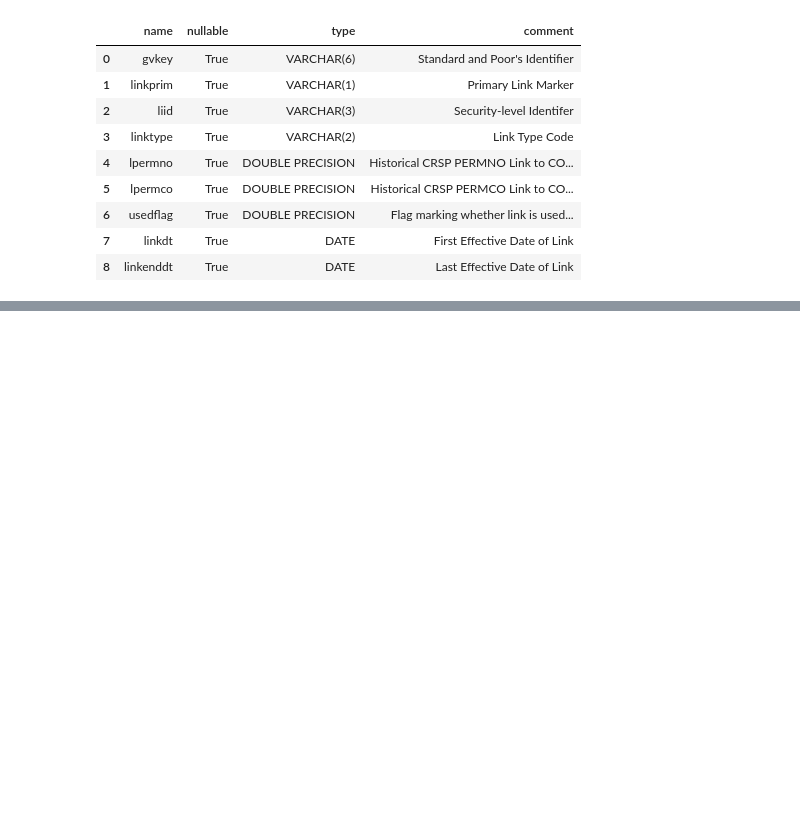
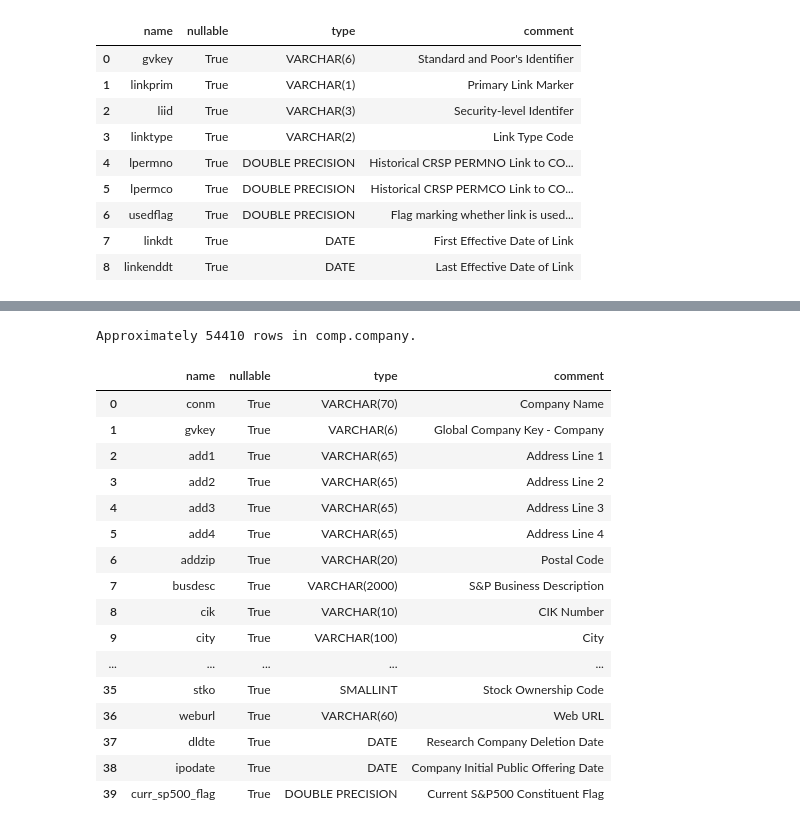
Before and after one commit to azazhang/Workspace-for-Corporate-Finance, a Jupyter notebook: assignment2.ipynb, the cells around one changed output, grey strips where cells are left out. Cells and saved outputs as stored; diff of their text form; code cells hidden in the pictures; blank space fills up the shorter version.

```diff
--- a/assignment2.ipynb
+++ b/assignment2.ipynb
@@ -52,0 +678,21 @@ compustat_data = conn.raw_sql("""
+# %%
+conn.describe_table(library='comp', table='company')
+# %% [output]
+Approximately 54410 rows in comp.company.
+|  | name | nullable | type | comment |
+| 0 | conm | True | VARCHAR(70) | Company Name |
+| 1 | gvkey | True | VARCHAR(6) | Global Company Key - Company |
+| 2 | add1 | True | VARCHAR(65) | Address Line 1 |
+| 3 | add2 | True | VARCHAR(65) | Address Line 2 |
+| 4 | add3 | True | VARCHAR(65) | Address Line 3 |
+| 5 | add4 | True | VARCHAR(65) | Address Line 4 |
+| 6 | addzip | True | VARCHAR(20) | Postal Code |
+| 7 | busdesc | True | VARCHAR(2000) | S&P Business Description |
+| 8 | cik | True | VARCHAR(10) | CIK Number |
+| 9 | city | True | VARCHAR(100) | City |
+| ... | ... | ... | ... | ... |
+| 35 | stko | True | SMALLINT | Stock Ownership Code |
+| 36 | weburl | True | VARCHAR(60) | Web URL |
+| 37 | dldte | True | DATE | Research Company Deletion Date |
+| 38 | ipodate | True | DATE | Company Initial Public Offering Date |
+| 39 | curr_sp500_flag | True | DOUBLE PRECISION | Current S&P500 Constituent Flag |
```
Also changed, not shown: parts of 68 cells of this notebook, 38 other files.
